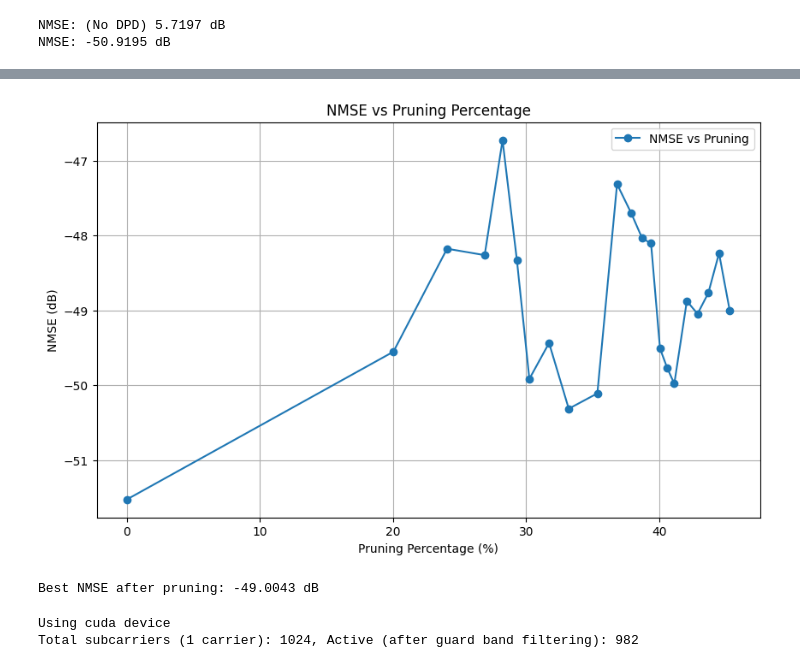
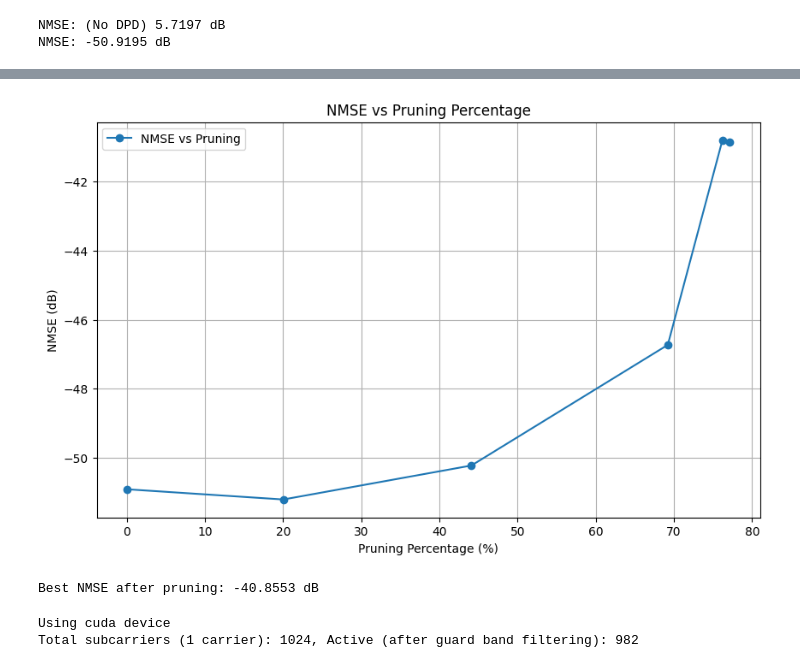
Before and after one commit to aquigney/sparseDPD, a Jupyter notebook: open_dpd_pruning/open_dpd_dataset_pruning.ipynb, the cells around one changed output, grey strips where cells are left out. Drawn from its saved outputs; the diff is of its cells as text; code cells hidden in the pictures.

```diff
--- a/open_dpd_pruning/open_dpd_dataset_pruning.ipynb
+++ b/open_dpd_pruning/open_dpd_dataset_pruning.ipynb
@@ -549,11 +550,11 @@ adaptive_pruning_experiment = AdaptiveDatapathPruningExperiment(
     validation_dataset=openDPD_dataManager.validation_dataset,
     test_dataset=openDPD_dataManager.test_dataset,
     retrain_epochs=100,
-    ila_iterations = 1,
+    ila_iterations = 3,
     initial_prune_fraction=0.2,
     max_prune_fraction=0.5,
     min_prune_fraction=0.01,
-    nmse_tolerance=-40
+    nmse_tolerance=10.9195
 )
 
 adaptive_pruning_experiment.run()
@@ -579,6 +580,6 @@ Final sparsity : 45.30% of weights zeroed
 ============================================================
-[figure, old version]
+[figure, new version]
-Best NMSE after pruning: -49.0043 dB
+Best NMSE after pruning: -40.8553 dB
 # %%
 # load the adaptive best, and find its performance
 best_adaptive_pruned_inverse_nn = PNTDNN_NeuralNetwork(num_memory_levels=15, model_type='OneLayerNetwork', nn_file_path='pntdnn_one_layer_adaptive_pruned_inverse_model_open.pt', forward_model=False)
```
Also changed, not shown: parts of 3 cells of this notebook, 1 other file.
